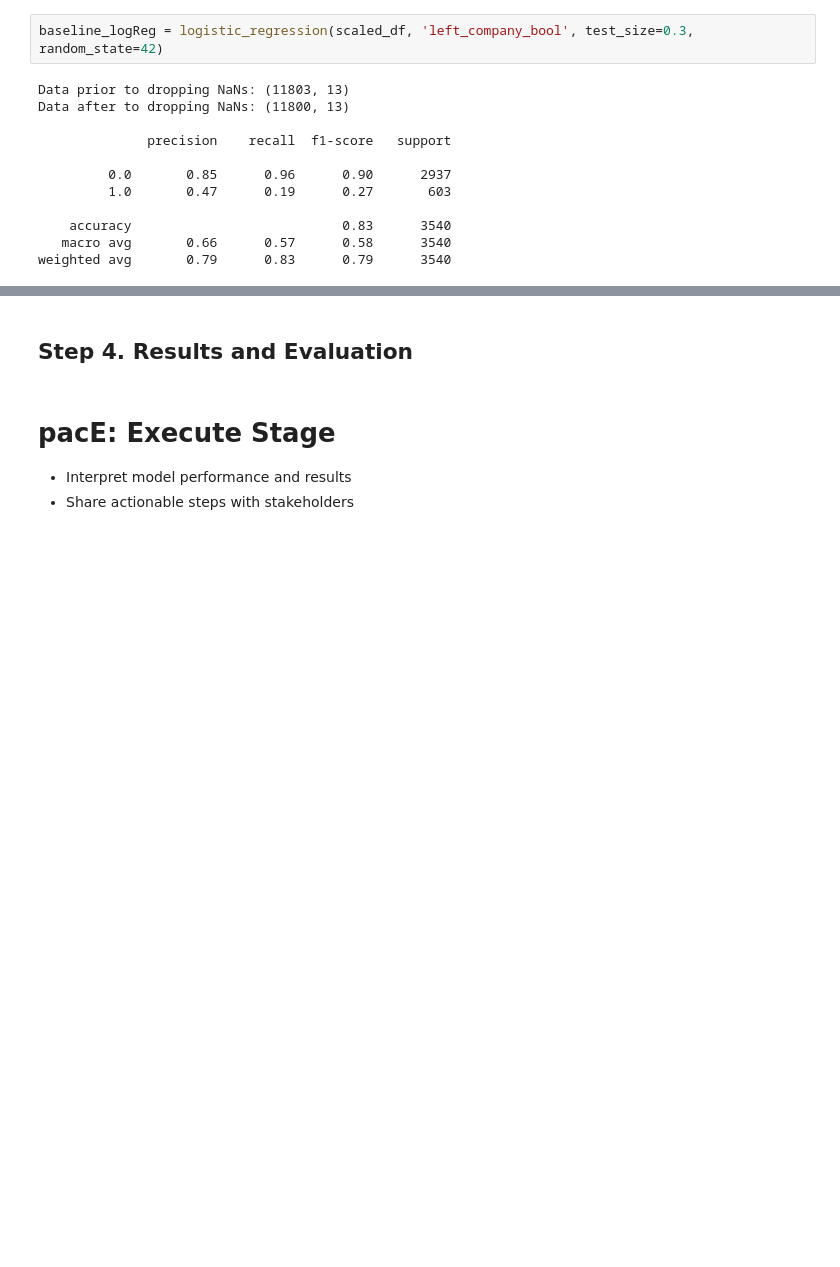
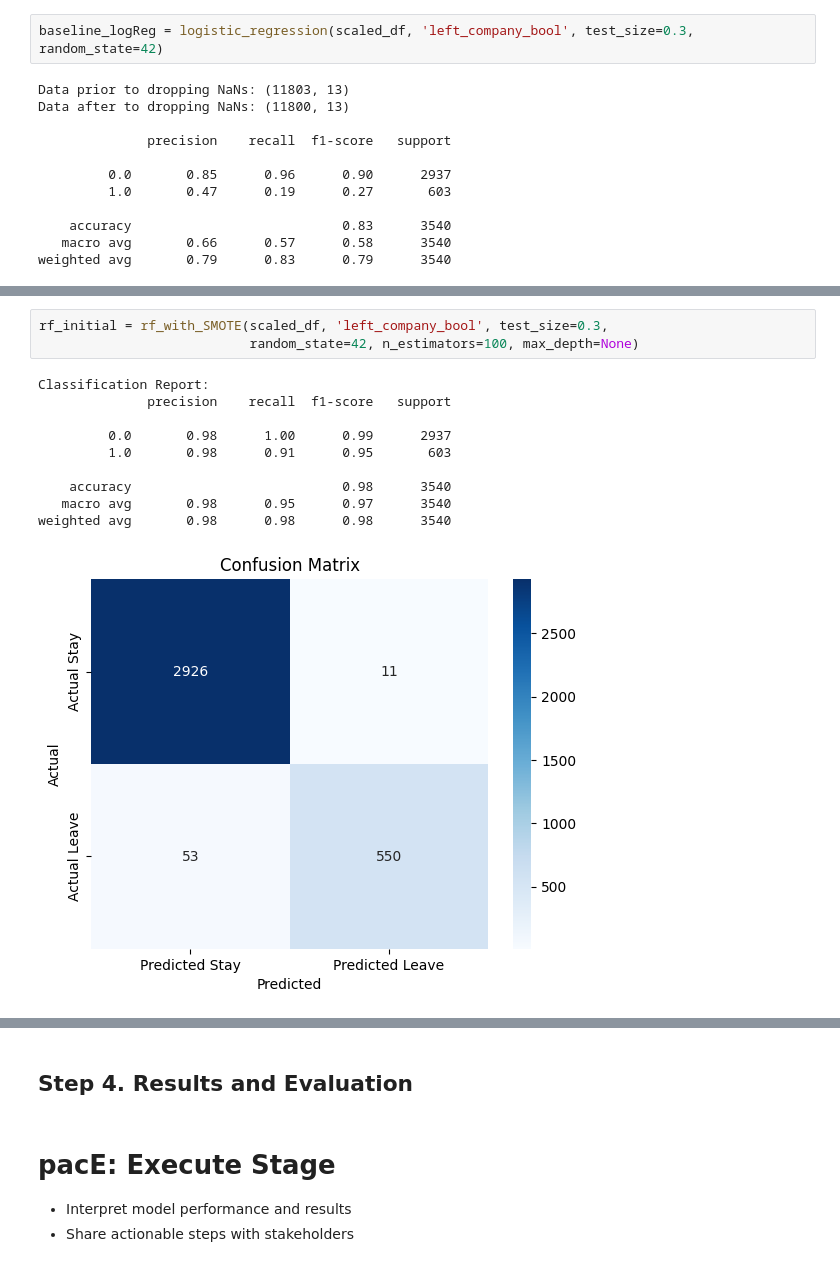
Before and after one commit to DoguKody/Predicting_Employee_Retention_Salifort_Motors, a Jupyter notebook: notebooks/Activity__Course_7_Salifort_Motors_project_lab.ipynb, the cells around one changed output, grey strips where cells are left out. Drawn from its saved outputs; the diff is of its cells as text; blank space fills up the shorter version.

```diff
--- a/notebooks/Activity__Course_7_Salifort_Motors_project_lab.ipynb
+++ b/notebooks/Activity__Course_7_Salifort_Motors_project_lab.ipynb
@@ -1117,0 +1262,14 @@ weighted avg       0.79      0.83      0.79      3540
+# %%
+rf_initial = rf_with_SMOTE(scaled_df, 'left_company_bool', test_size=0.3,
+                           random_state=42, n_estimators=100, max_depth=None)
+# %% [output]
+Classification Report:
+              precision    recall  f1-score   support
+
+         0.0       0.98      1.00      0.99      2937
+         1.0       0.98      0.91      0.95       603
+
+    accuracy                           0.98      3540
+   macro avg       0.98      0.95      0.97      3540
+weighted avg       0.98      0.98      0.98      3540
+[figure, added]
```
Also changed, not shown: parts of 21 cells of this notebook, 1 other file.
